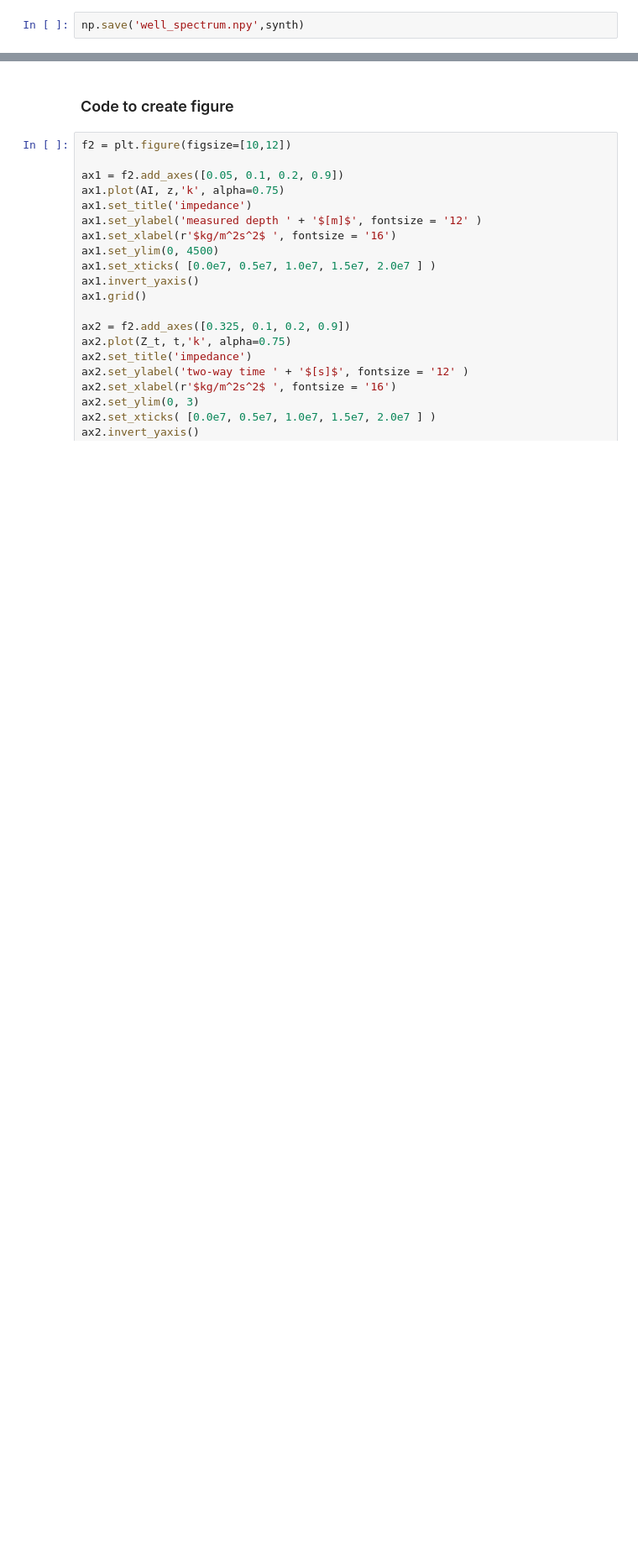
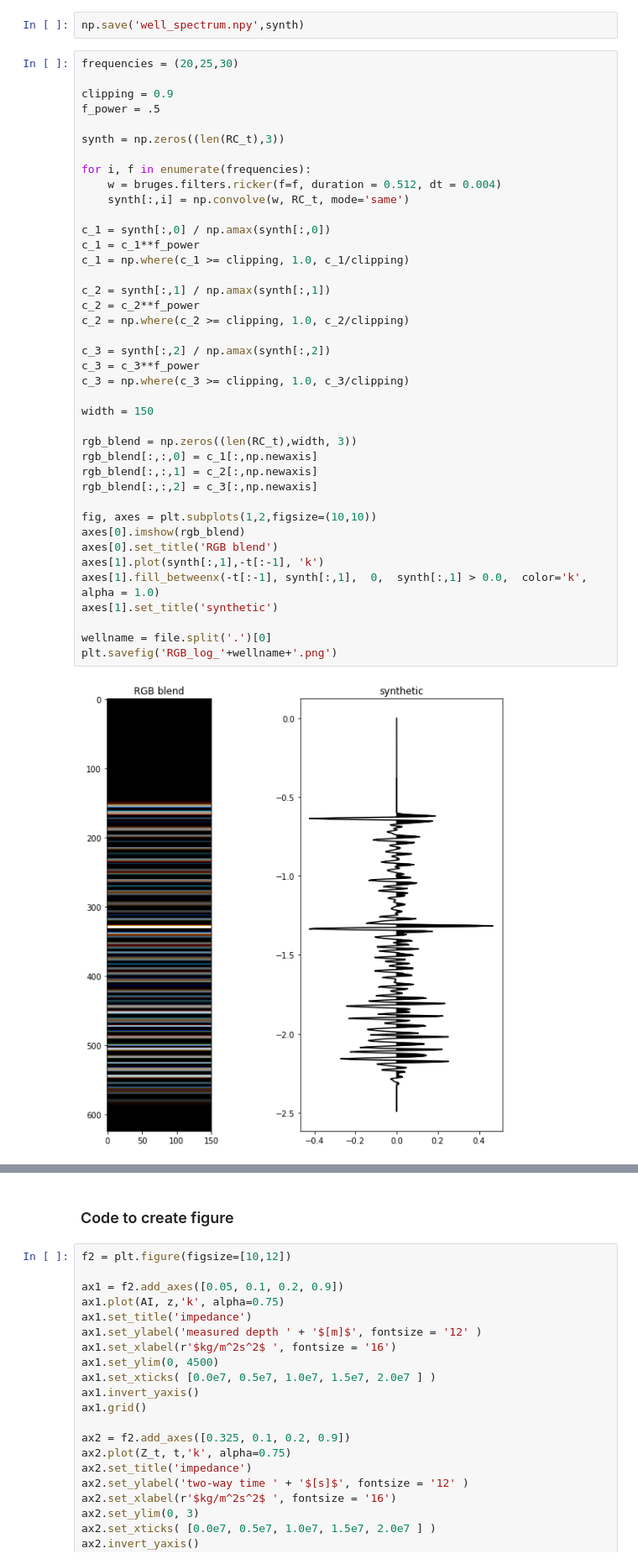
Before and after one commit to Gijsbertbas/rgb-explorers-backend, a Jupyter notebook: sandbox/Import_las.ipynb, the cells around one changed output, grey strips where cells are left out. Shown: that part at 84% size. Drawn from its saved outputs; the diff is of its cells as text; blank space fills up the shorter version.

```diff
--- a/sandbox/Import_las.ipynb
+++ b/sandbox/Import_las.ipynb
@@ -136,2 +137,44 @@ plt.imshow(synth)
 # %%
 np.save('well_spectrum.npy',synth)
+# %%
+frequencies = (20,25,30)
+
+clipping = 0.9
+f_power = .5
+
+synth = np.zeros((len(RC_t),3))
+
+for i, f in enumerate(frequencies):
+    w = bruges.filters.ricker(f=f, duration = 0.512, dt = 0.004)
+    synth[:,i] = np.convolve(w, RC_t, mode='same')
+
+c_1 = synth[:,0] / np.amax(synth[:,0])
+c_1 = c_1**f_power
+c_1 = np.where(c_1 >= clipping, 1.0, c_1/clipping)
+
+c_2 = synth[:,1] / np.amax(synth[:,1])
+c_2 = c_2**f_power
+c_2 = np.where(c_2 >= clipping, 1.0, c_2/clipping)
+
+c_3 = synth[:,2] / np.amax(synth[:,2])
+c_3 = c_3**f_power
+c_3 = np.where(c_3 >= clipping, 1.0, c_3/clipping)
+
+width = 150
+
+rgb_blend = np.zeros((len(RC_t),width, 3))
+rgb_blend[:,:,0] = c_1[:,np.newaxis]
+rgb_blend[:,:,1] = c_2[:,np.newaxis]
+rgb_blend[:,:,2] = c_3[:,np.newaxis]
+
+fig, axes = plt.subplots(1,2,figsize=(10,10))
+axes[0].imshow(rgb_blend)
+axes[0].set_title('RGB blend')
+axes[1].plot(synth[:,1],-t[:-1], 'k')
+axes[1].fill_betweenx(-t[:-1], synth[:,1],  0,  synth[:,1] > 0.0,  color='k', alpha = 1.0)
+axes[1].set_title('synthetic')
+
+wellname = file.split('.')[0]
+plt.savefig('RGB_log_'+wellname+'.png')
+# %% [output]
+[figure, added]
```
Also changed, not shown: parts of 4 cells of this notebook, 4 other files.
